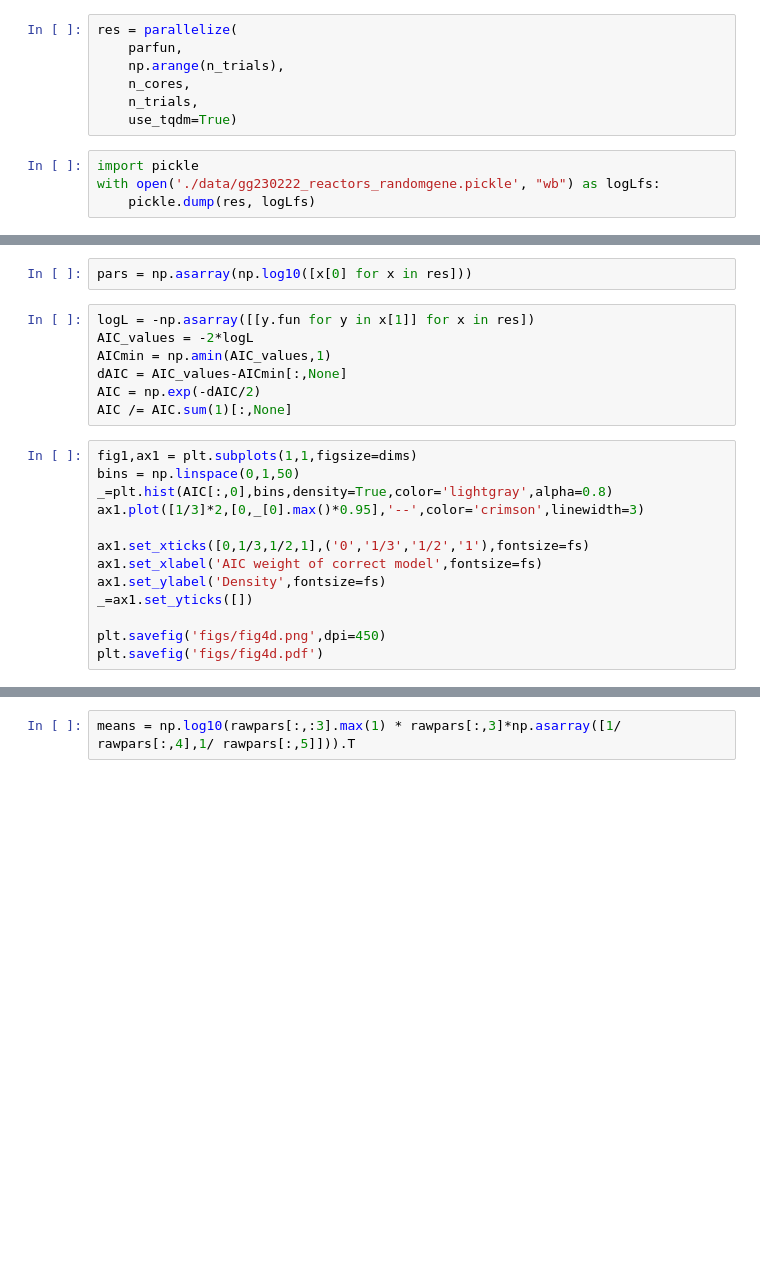
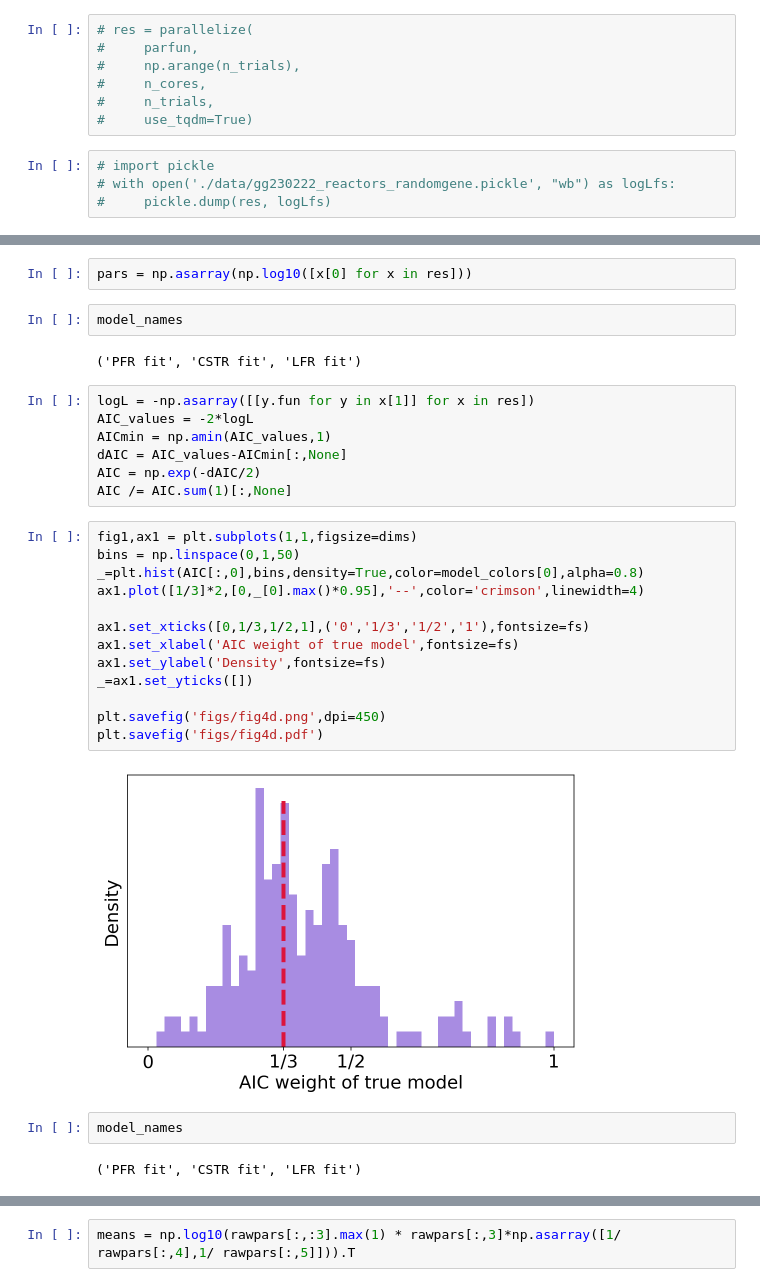
Before and after one commit to pachterlab/GVP_2023, a Jupyter notebook: gg230119_reactors.ipynb, the cells around one changed output, grey strips where cells are left out. Drawn from its saved outputs; the diff is of its cells as text; blank space fills up the shorter version.

```diff
--- a/gg230119_reactors.ipynb
+++ b/gg230119_reactors.ipynb
@@ -1185,16 +1195,16 @@ parfun = lambda seed: parallelized_trial(n_cells,norm_std,norm_mean,T,switch_tim
 # %% [markdown]
 This part occasionally breaks -- either `tqdm` fails or `multiprocess` does.
 # %%
-res = parallelize(
-    parfun,
-    np.arange(n_trials),
-    n_cores,
-    n_trials,
-    use_tqdm=True)
+# res = parallelize(
+#     parfun,
+#     np.arange(n_trials),
+#     n_cores,
+#     n_trials,
+#     use_tqdm=True)
 # %%
-import pickle
-with open('./data/gg230222_reactors_randomgene.pickle', "wb") as logLfs:
-    pickle.dump(res, logLfs)
+# import pickle
+# with open('./data/gg230222_reactors_randomgene.pickle', "wb") as logLfs:
+#     pickle.dump(res, logLfs)
 # %%
 import pickle
 with open('./data/gg230222_reactors_randomgene.pickle', "rb") as logLfs:
@@ -1203,6 +1213,10 @@ with open('./data/gg230222_reactors_randomgene.pickle', "rb") as logLfs:
 Note that the `res` structure (an `OptimizeResult` object) contains the true parameters as well as the fit results, so we can, in principle, compare them if desired.
 # %%
 pars = np.asarray(np.log10([x[0] for x in res]))
+# %%
+model_names
+# %% [output]
+('PFR fit', 'CSTR fit', 'LFR fit')
 # %%
 logL = -np.asarray([[y.fun for y in x[1]] for x in res])
 AIC_values = -2*logL
@@ -1213,14 +1227,20 @@ AIC /= AIC.sum(1)[:,None]
 # %%
 fig1,ax1 = plt.subplots(1,1,figsize=dims)
 bins = np.linspace(0,1,50)
-_=plt.hist(AIC[:,0],bins,density=True,color='lightgray',alpha=0.8)
-ax1.plot([1/3]*2,[0,_[0].max()*0.95],'--',color='crimson',linewidth=3)
+_=plt.hist(AIC[:,0],bins,density=True,color=model_colors[0],alpha=0.8)
+ax1.plot([1/3]*2,[0,_[0].max()*0.95],'--',color='crimson',linewidth=4)
 
 ax1.set_xticks([0,1/3,1/2,1],('0','1/3','1/2','1'),fontsize=fs)
-ax1.set_xlabel('AIC weight of correct model',fontsize=fs)
+ax1.set_xlabel('AIC weight of true model',fontsize=fs)
 ax1.set_ylabel('Density',fontsize=fs)
 _=ax1.set_yticks([])
 
 plt.savefig('figs/fig4d.png',dpi=450)
 plt.savefig('figs/fig4d.pdf')
+# %% [output]
+[figure, added]
+# %%
+model_names
+# %% [output]
+('PFR fit', 'CSTR fit', 'LFR fit')
 # %%
```
Also changed, not shown: parts of 29 cells of this notebook, 10 other files.
